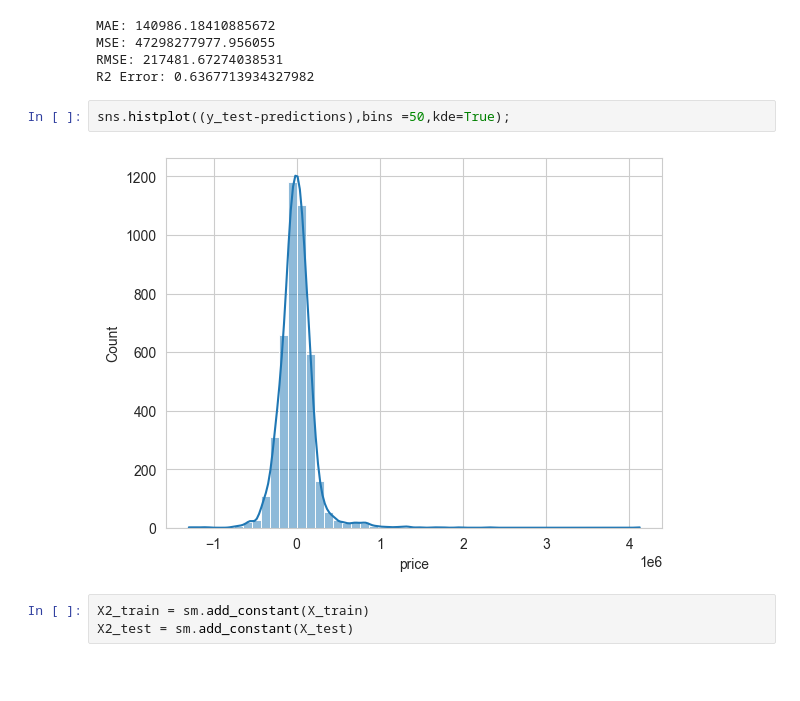
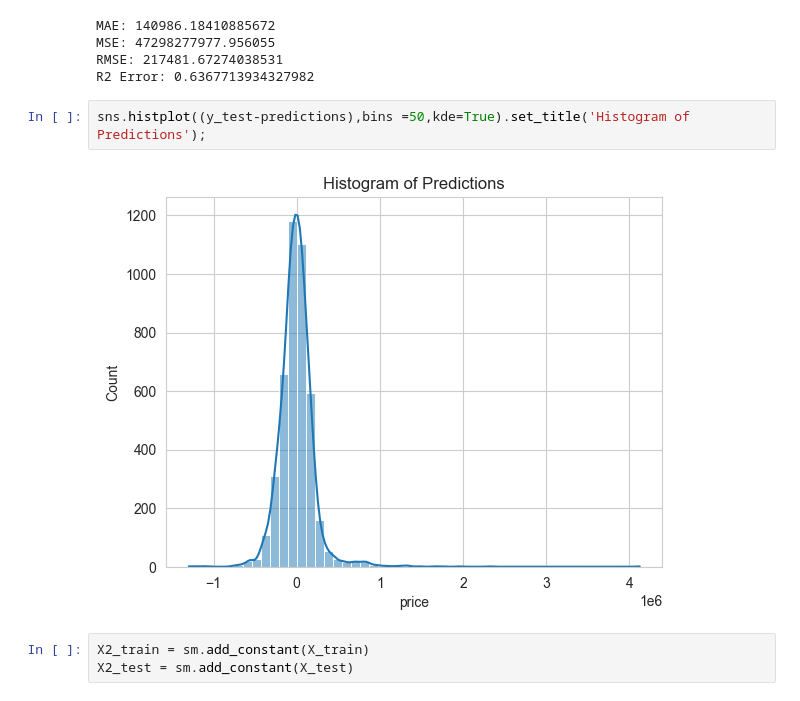
Before and after one commit to Takosaga/spring_24, a Jupyter notebook: data_mining/lab3/lab3.ipynb, the cells around one changed output. Cells and saved outputs as stored; diff of their text form; blank space fills up the shorter version.

```diff
--- a/data_mining/lab3/lab3.ipynb
+++ b/data_mining/lab3/lab3.ipynb
@@ -445,9 +446,9 @@ MSE: 47298277977.956055
 RMSE: 217481.67274038531
 R2 Error: 0.6367713934327982
 # %%
-sns.histplot((y_test-predictions),bins =50,kde=True);
+sns.histplot((y_test-predictions),bins =50,kde=True).set_title('Histogram of Predictions');
 # %% [output]
-[figure, old version]
+[figure, new version]
 # %%
 X2_train = sm.add_constant(X_train)
 X2_test = sm.add_constant(X_test)
```
Also changed, not shown: parts of 23 cells of this notebook.
